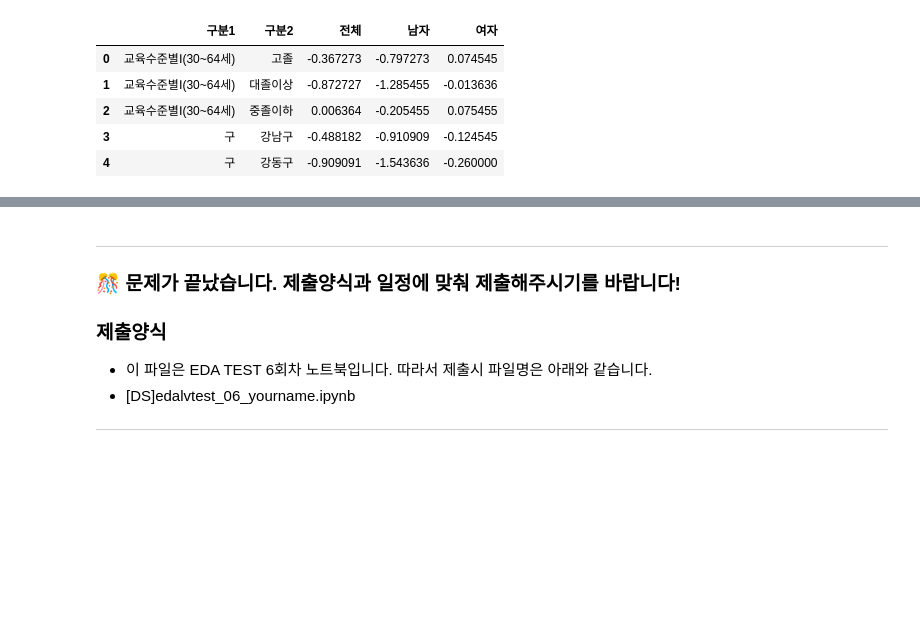
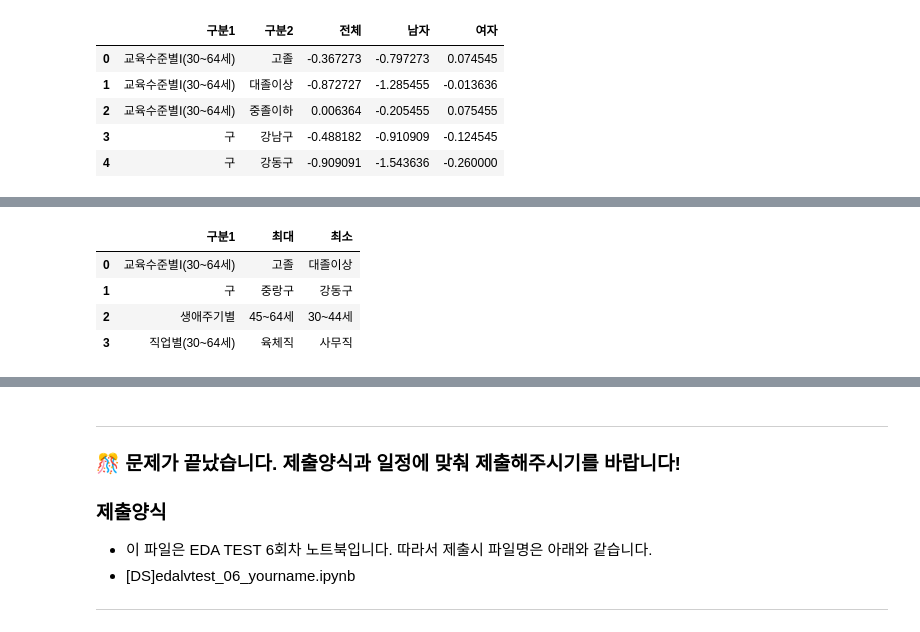
Before and after one commit to LEESUSUSUSU/zero_Project, a Jupyter notebook: 미니프로젝트/EDA_project/EDA_6 테스트/[DS]edatest_21_leesuyeon.ipynb, the cells around one changed output, grey strips where cells are left out. Cells and saved outputs as stored; diff of their text form; code cells hidden in the pictures; blank space fills up the shorter version.

```diff
--- a/미니프로젝트/EDA_project/EDA_6 테스트/[DS]edatest_21_leesuyeon.ipynb
+++ b/미니프로젝트/EDA_project/EDA_6 테스트/[DS]edatest_21_leesuyeon.ipynb
@@ -755,6 +778,51 @@ check_03_02(df_result)
 <br></br>
 <br></br>
 - 완료 후 결과 dataframe 변수(df_maxmin)를 check_03_04 함수에 입력하여 채점하세요.
+# %%
+
+
+# '시'를 제외한 데이터 필터링
+df_filtered = df_result_sorted_corrected[df_result_sorted_corrected['구분1'] != '시']
+
+# 결과를 저장할 빈 리스트 초기화
+result_maxmin = []
+
+
+for group, group_df in df_filtered.groupby('구분1'):
+
+    decreasing_df = group_df[group_df['전체'] < 0]
+
+    if decreasing_df.empty:
+        continue
+
+    max_decrease = decreasing_df['전체'].idxmin()
+    min_decrease = decreasing_df['전체'].idxmax()
+
+
+    if len(decreasing_df) == 1:
+        min_decrease = None
+    else:
+        min_decrease = decreasing_df.loc[min_decrease, '구분2']
+
+
+    result_maxmin.append({
+        '구분1': group,
+        '최대': min_decrease,
+        '최소': decreasing_df.loc[max_decrease, '구분2']
+    })
+
+
+df_maxmin = pd.DataFrame(result_maxmin)
+
+df_maxmin = df_maxmin.sort_values(by='구분1').reset_index(drop=True)
+
+df_maxmin
+# %% [output]
+|  | 구분1 | 최대 | 최소 |
+| 0 | 교육수준별Ⅰ(30~64세) | 고졸 | 대졸이상 |
+| 1 | 구 | 중랑구 | 강동구 |
+| 2 | 생애주기별 | 45~64세 | 30~44세 |
+| 3 | 직업별(30~64세) | 육체직 | 사무직 |
 # %%
 # 3-3
 
```
Also changed, not shown: parts of 19 cells of this notebook, 1 other file.
